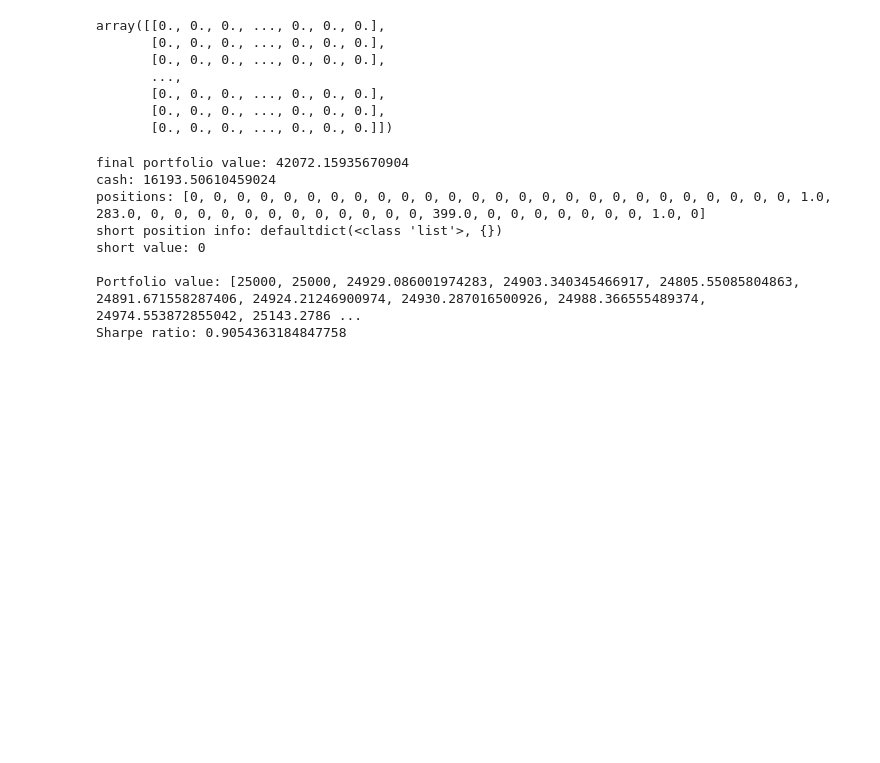
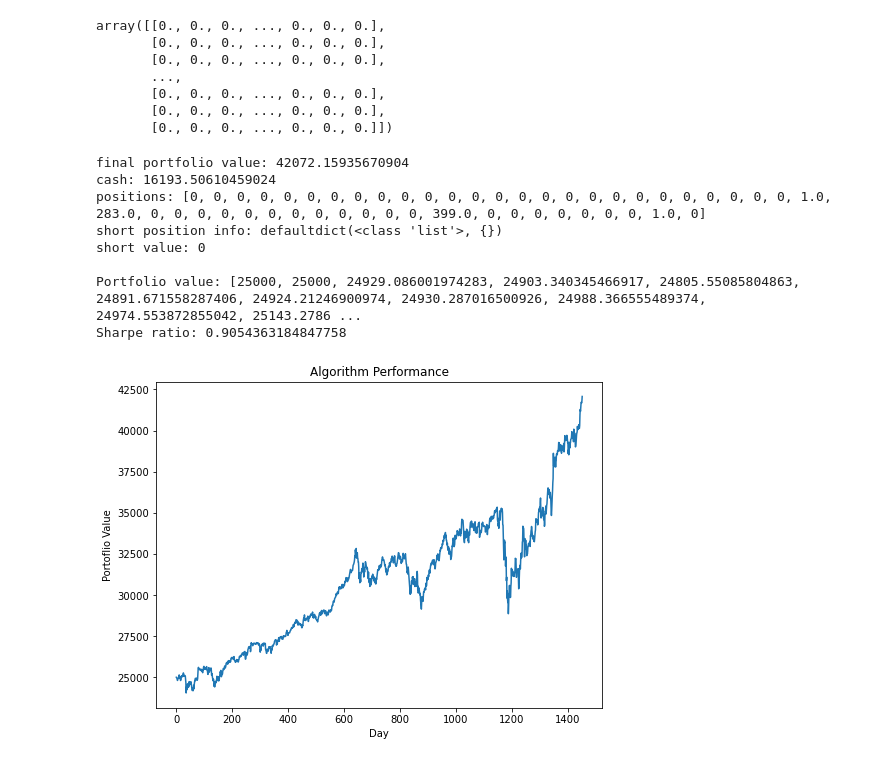
Before and after one commit to MIG-Project-Challenge/team-4, a Jupyter notebook: algo.ipynb, the cells around one changed output. Cells and saved outputs as stored; diff of their text form; code cells hidden in the pictures; blank space fills up the shorter version.

Commit message:
added visualization

```diff
--- a/algo.ipynb
+++ b/algo.ipynb
@@ -193,3 +193,15 @@ short value: 0
 
 Portfolio value: [25000, 25000, 24929.086001974283, 24903.340345466917, 24805.55085804863, 24891.671558287406, 24924.21246900974, 24930.287016500926, 24988.366555489374, 24974.553872855042, 25143.2786 ...
 Sharpe ratio: 0.9054363184847758
+# %%
+import matplotlib.pyplot as plt
+plt.figure(figsize=(8, 6))
+
+plt.plot(portfolio_value, label=f'{ticker}')
+
+plt.xlabel('Day')
+plt.ylabel('Portoflio Value')
+plt.title('Algorithm Performance')
+plt.show()
+# %% [output]
+[figure, added]
```
